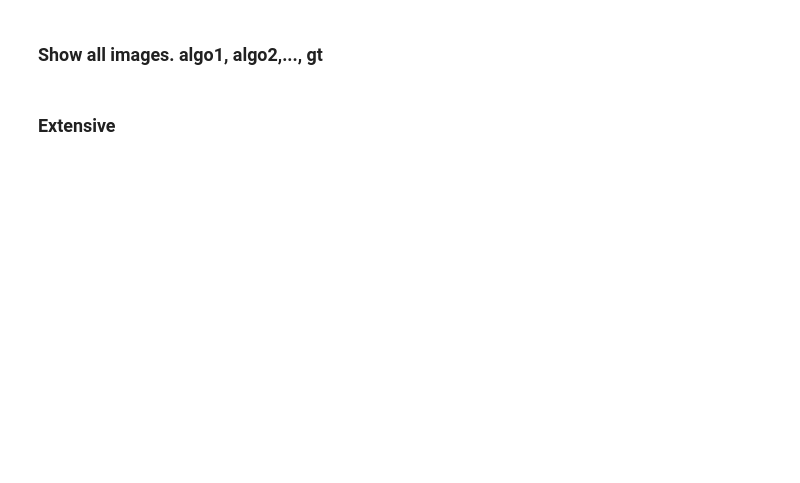
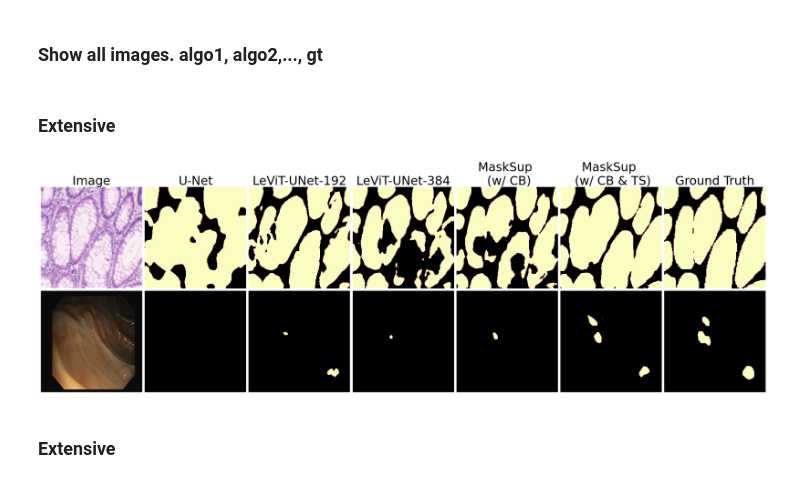
Before and after one commit to hasibzunair/masksup-segmentation, a Jupyter notebook: notebooks/visualize_outputs.ipynb, the cells around one changed output. Cells and saved outputs as stored; diff of their text form; code cells hidden in the pictures; blank space fills up the shorter version.

```diff
--- a/notebooks/visualize_outputs.ipynb
+++ b/notebooks/visualize_outputs.ipynb
@@ -398,6 +468,8 @@ lev12 = [os.path.join(lev12, x) for x in os.listdir(lev12)]
 lev22 = [os.path.join(lev22, x) for x in os.listdir(lev22)]
 ours12 = [os.path.join(ours12, x) for x in os.listdir(ours12)]
 ours22 = [os.path.join(ours22, x) for x in os.listdir(ours22)]
+# %% [markdown]
+### Extensive
 # %%
 #nums = [24, 17, 5, 8, 5, 9]
 #nums = [24, 5, 5]
@@ -470,11 +542,12 @@ for r in range(rows):
 
 plt.savefig("../logs/visualization/qual_masked_ext.pdf", facecolor="white", bbox_inches = 'tight', dpi=300)
 # %%
-nums = [40, 53, 4, 11]
+#nums = [40, 53, 4, 11]
+nums = [53, 11]
 
 rows = int(len(nums))
 cols = 7
-fig, axarr = plt.subplots(rows, cols, figsize=(25, 15), constrained_layout=True)
+fig, axarr = plt.subplots(rows, cols, figsize=(25, 8), constrained_layout=True)
 
 
 alphabet_string = string.ascii_lowercase
@@ -482,7 +555,7 @@ alphabet_list = list(alphabet_string)
 
 v = 0
 for r in range(rows):
-    if r <= 1:
+    if r == 0:
         rp1=read_image(GTS1[nums[v+r]])
         tc1=read_image(IMGS1[nums[v+r]])
         w,h = (1,25)
@@ -498,33 +571,35 @@ for r in range(rows):
     else:
         rp1=read_image(GTS2[nums[v+r]])
         tc1=read_image(IMGS2[nums[v+r]])
         w,h = (1,25)
         fs = 1.0
         color = (0,0,0)
         font = cv2.FONT_HERSHEY_SIMPLEX #FONT_HERSHEY_DUPLEX  #press tab for different operations
         #cv2.putText(tc1, str(alphabet_list[v+r]), (w,h), font, fs, color, 1, cv2.LINE_AA)
         a1=read_image(unet2[nums[v+r]])
         a2 = read_image(lev12[nums[v+r]])
         a3=read_image(lev22[nums[v+r]])
         o1=read_image(ours12[nums[v+r]])
         o2=read_image(ours22[nums[v+r]])
 
 
     images = [tc1, a1, a2, a3, o1, o2, rp1]
 
     captions = ["Image", "U-Net", "LeViT-UNet-192", "LeViT-UNet-384", "MaskSup \n (w/ CB)", "MaskSup \n (w/ CB & TS)", "Ground Truth"]
 
     for c in range(cols):
         if c!=0:
             axarr[r, c].imshow(images[c][:,:,0], cmap='magma')
         else:
             axarr[r, c].imshow(images[c], cmap='gray')
         axarr[r, c].axis("off")
         axarr[r, c].set_aspect('equal')
         if r==0:
             axarr[r, c].set_title(captions[c], fontsize=30)
 
 plt.savefig("../logs/visualization/qual1.pdf", facecolor="white", bbox_inches = 'tight', dpi=300)
+# %% [output]
+[figure, added]
 # %% [markdown]
 ### Extensive
 # %%
```
Also changed, not shown: parts of 20 cells of this notebook, 1 other file.
